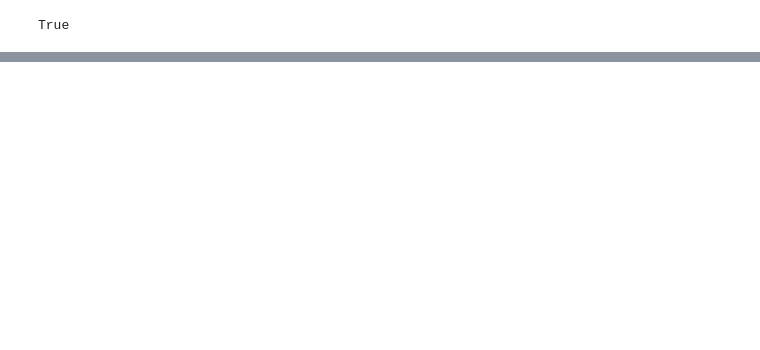
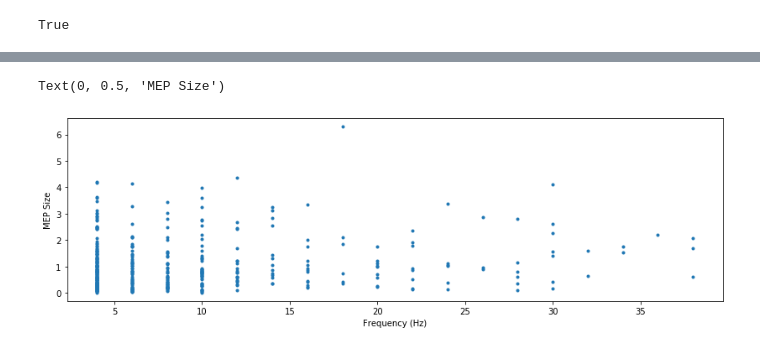
Before and after one commit to alamkanak/EEG-Correlation, a Jupyter notebook: 17-all-subjects.ipynb, the cells around one changed output, grey strips where cells are left out. Drawn from its saved outputs; the diff is of its cells as text; code cells hidden in the pictures; blank space fills up the shorter version.

Commit message:
Plot MEPs for all subjects

```diff
--- a/17-all-subjects.ipynb
+++ b/17-all-subjects.ipynb
@@ -47,7 +47,7 @@ def read_eeg(path):
     return epoch_list
 # %%
 # Select EEG before TMS.
-def crop_epochs(epoch_list, duration_millis=100, sampling_rate=1000):
+def crop_epochs(epoch_list, duration_millis=500, sampling_rate=1000):
     new_epoch_list = []
     for epoch_df in epoch_list:
         # Delete EEG after TMS event.
@@ -153,3 +157,19 @@ def generate_features(eeg_path, mep_path):
         points.append((eeg_area, freq, max_amplitude, mep_size))
     mep_size_df = pd.DataFrame(points, columns=('area', 'freq', 'max_amplitude', 'mep'))
     return mep_size_df, raw_eeg, crop_length
+# %%
+def band_max(freq, psd, start=0, end=4):
+    start = np.where(freq==start)
+    if len(start) > 0:
+        start = start[0][0]
+    else:
+        start = 0
+    end = np.where(freq==end)
+    if len(end) > 0:
+        end = end[0][0]
+    else:
+        end = start + 4
+    freq = freq[start:end]
+    psd = psd[start:end]
+    i = np.argmax(np.abs(psd))
+    return freq[i], psd[i]
@@ -156,8 +240,13 @@ def generate_features(eeg_path, mep_path):
 # %%
+features = []
+eegs_to_ignore = ['data/original/sub05/exp01/eeg/SP 110RMT r3/clean.set',
+                  'data/original/sub01/exp01/eeg/SP 110RMT r1/clean.set']
 for eeg_path in eegs:
+    if (eeg_path in eegs_to_ignore):
+        continue
     segments = eeg_path.split('/')
     segments[4] = 'mep'
     segments = segments[:-1]
     mep_path = '/'.join(segments) + '/*.txt'
     mep_path = glob.glob(mep_path)[0]
-    break
+    features = features + extract_features(eeg_path, mep_path)
@@ -163,0 +447,3 @@ for eeg_path in eegs:
+# %%
+df = pd.DataFrame(features)
+df.tail()
@@ -163,0 +480,8 @@ for eeg_path in eegs:
+# %%
+plt.figure(figsize=(14,4))
+plt.plot(df['ltm1_all_max_power_freq'], df['mep_size'], '.')
+plt.xlabel('Frequency (Hz)')
+plt.ylabel('MEP Size')
+# %% [output]
+Text(0, 0.5, 'MEP Size')
+[figure, added]
```
Also changed, not shown: parts of 15 cells of this notebook, 2 other files.
